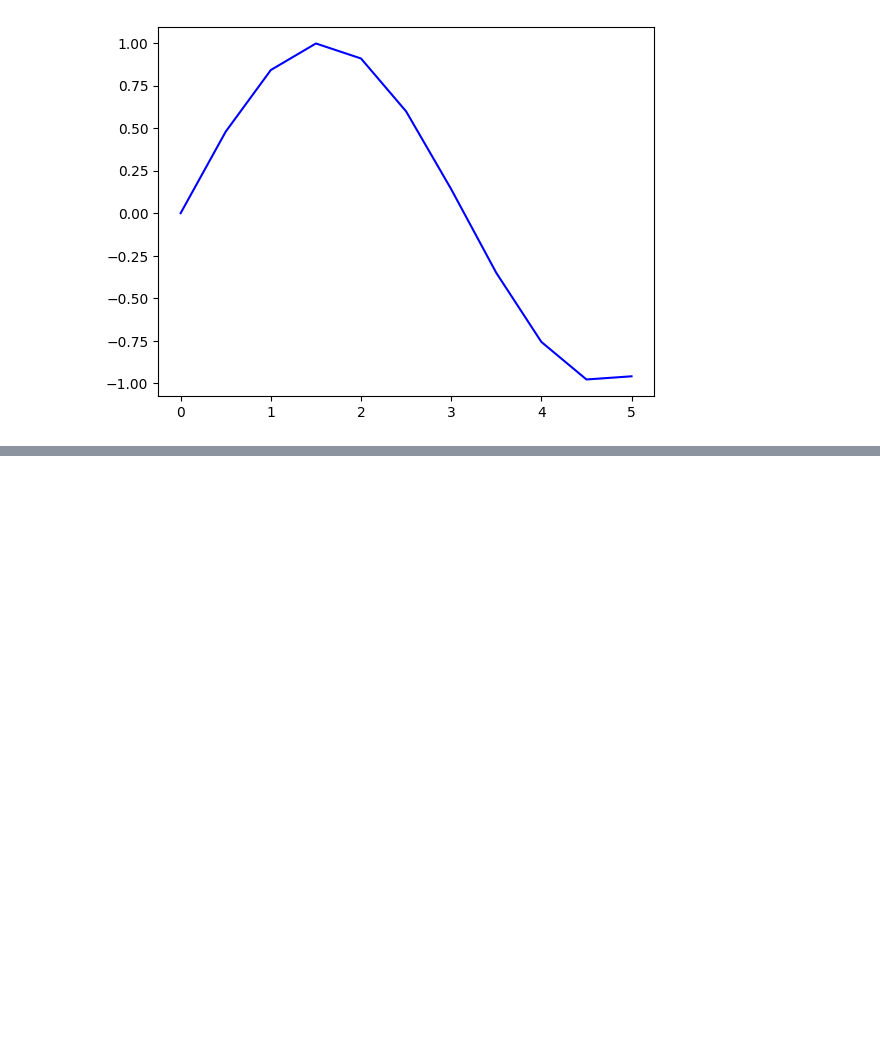
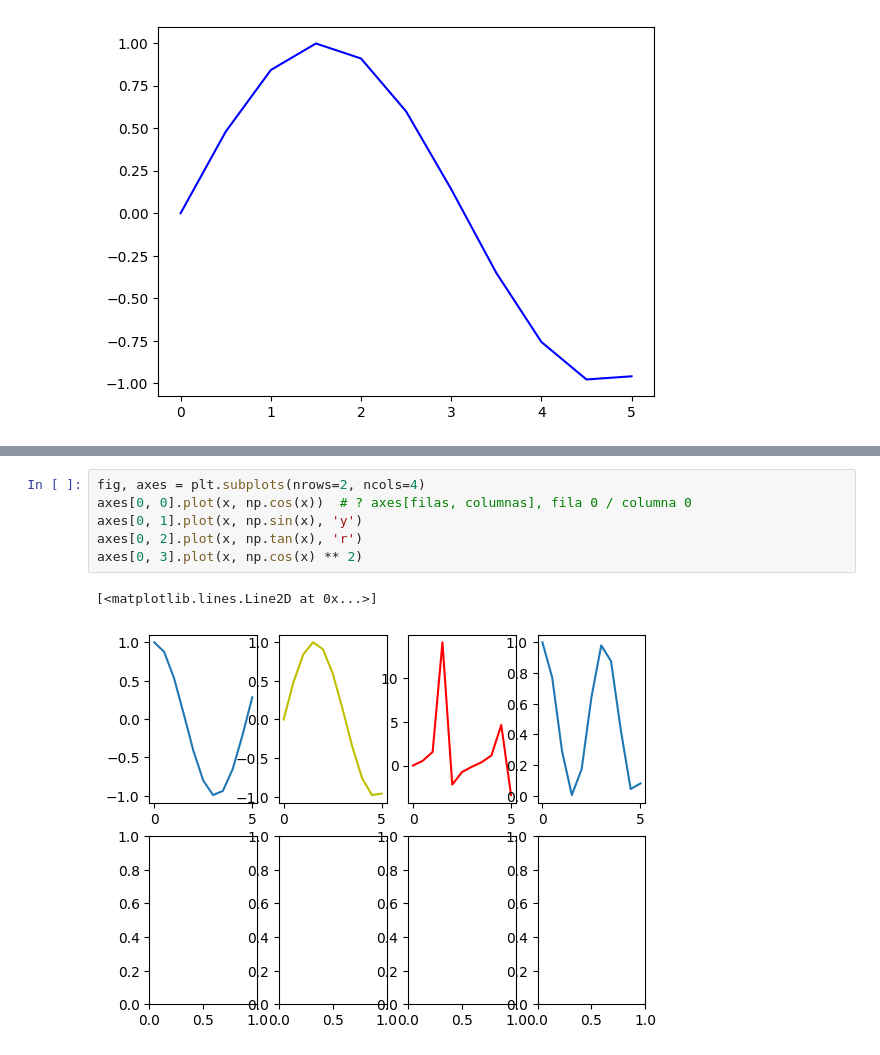
Before and after one commit to AngelDHackerman/fullDataSciencePath, a Jupyter notebook: basico_visualizacion_datos_matplotlib_seaborn/subplots.ipynb, the cells around one changed output, grey strips where cells are left out. Drawn from its saved outputs; the diff is of its cells as text; blank space fills up the shorter version.

```diff
--- a/basico_visualizacion_datos_matplotlib_seaborn/subplots.ipynb
+++ b/basico_visualizacion_datos_matplotlib_seaborn/subplots.ipynb
@@ -18,0 +29,9 @@ axes[1].plot(y, x, 'r')
+# %%
+fig, axes = plt.subplots(nrows=2, ncols=4)
+axes[0, 0].plot(x, np.cos(x))  # ? axes[filas, columnas], fila 0 / columna 0
+axes[0, 1].plot(x, np.sin(x), 'y')
+axes[0, 2].plot(x, np.tan(x), 'r')
+axes[0, 3].plot(x, np.cos(x) ** 2)
+# %% [output]
+[<matplotlib.lines.Line2D at 0x...>]
+[figure, added]
```
Also changed, not shown: parts of 3 cells of this notebook.
